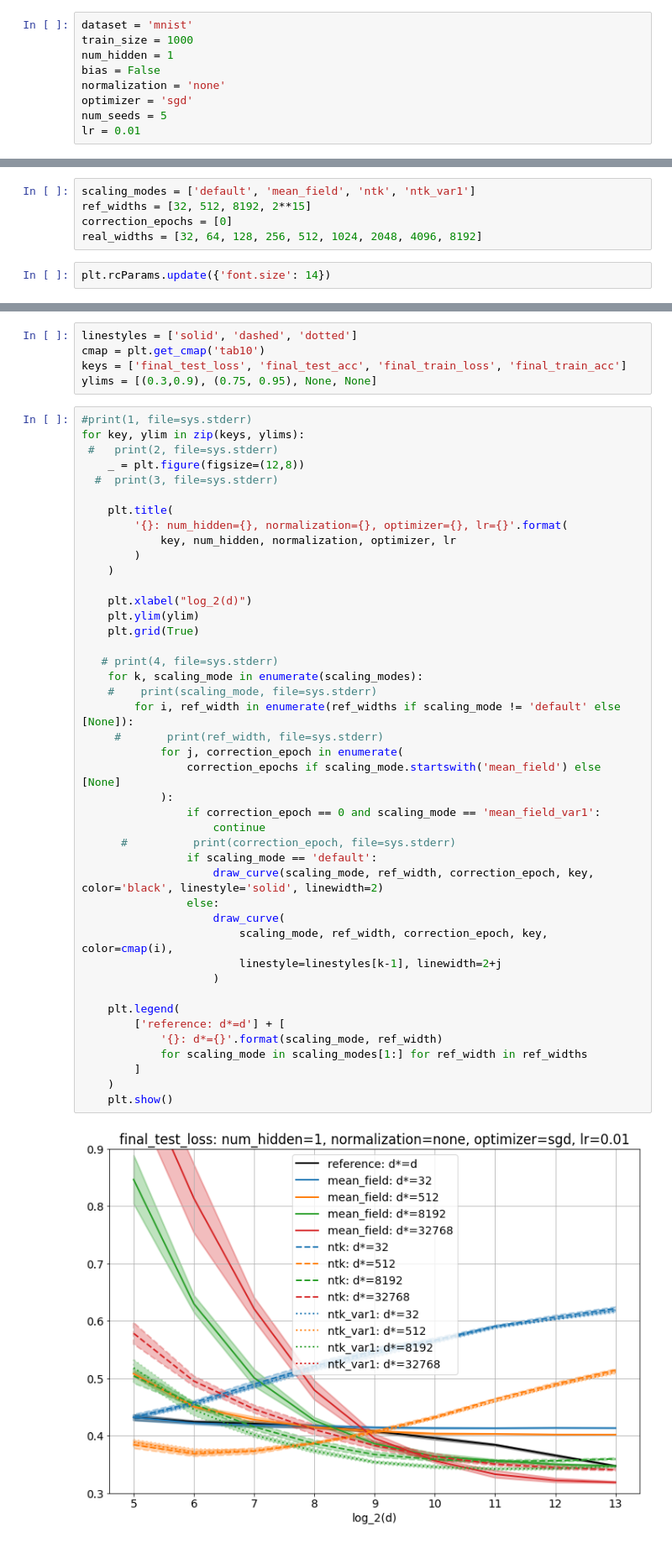
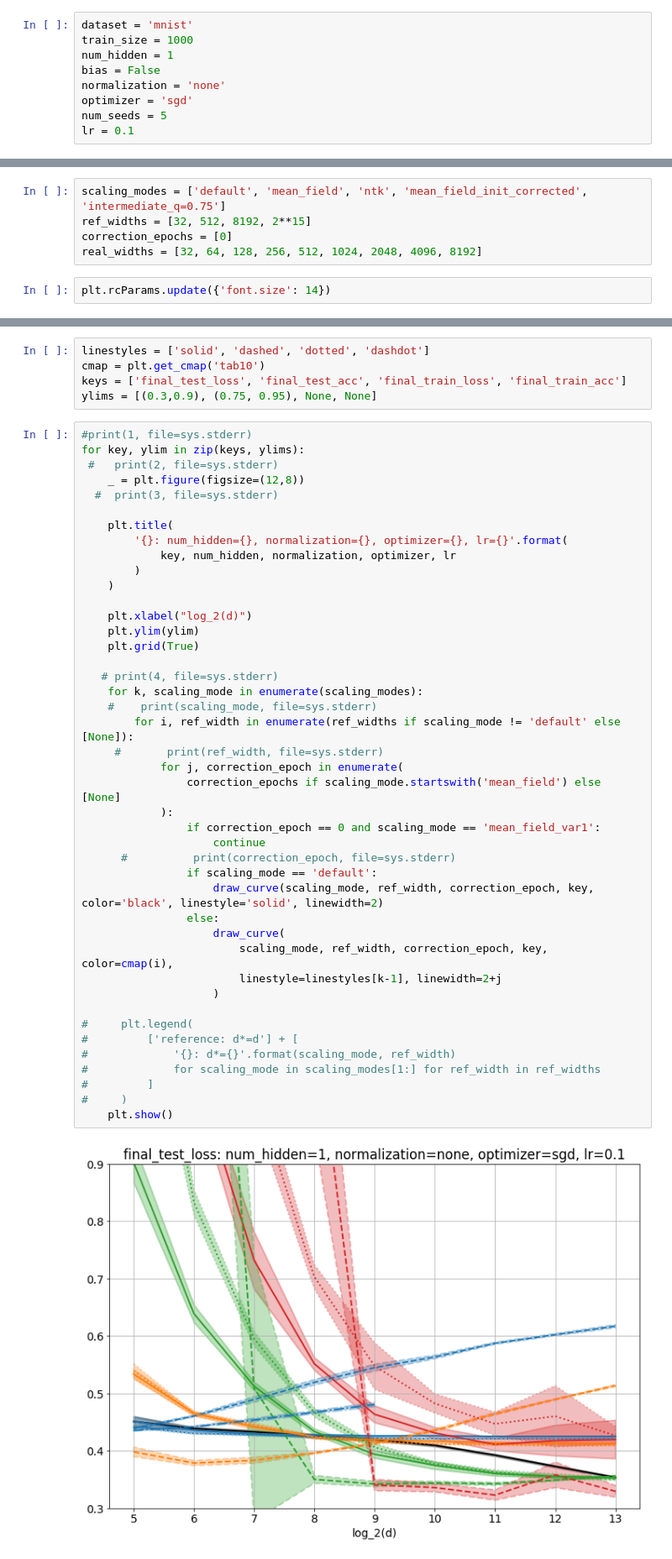
Before and after one commit to deeppavlov/infinite-width_nets, a Jupyter notebook: fcnet_mnist_plots.ipynb, the cells around one changed output, grey strips where cells are left out. Shown: that part at 84% size. Cells and saved outputs as stored; diff of their text form.

```diff
--- a/fcnet_mnist_plots.ipynb
+++ b/fcnet_mnist_plots.ipynb
@@ -17,7 +17,7 @@ bias = False
 normalization = 'none'
 optimizer = 'sgd'
 num_seeds = 5
-lr = 0.01
+lr = 0.1
 # %%
 log_dir = os.path.join(
     'results', 'ref_width_dependence', '{}_{}'.format(dataset, train_size),
@@ -32,7 +32,7 @@ if os.path.exists(results_all_path):
     with open(results_all_path, 'rb') as f:
         results_all = dict_to_defaultdict(pickle.load(f), results_all)
 # %%
-scaling_modes = ['default', 'mean_field', 'ntk', 'ntk_var1']
+scaling_modes = ['default', 'mean_field', 'ntk', 'mean_field_init_corrected', 'intermediate_q=0.75']
 ref_widths = [32, 512, 8192, 2**15]
 correction_epochs = [0]
 real_widths = [32, 64, 128, 256, 512, 1024, 2048, 4096, 8192]
@@ -51,7 +51,7 @@ def draw_curve(scaling_mode, ref_width, correction_epoch, key, **kwargs):
         alpha=0.3, **kwargs
     )
 # %%
-linestyles = ['solid', 'dashed', 'dotted']
+linestyles = ['solid', 'dashed', 'dotted', 'dashdot']
 cmap = plt.get_cmap('tab10')
 keys = ['final_test_loss', 'final_test_acc', 'final_train_loss', 'final_train_acc']
 ylims = [(0.3,0.9), (0.75, 0.95), None, None]
@@ -66,37 +66,37 @@ for key, ylim in zip(keys, ylims):
         '{}: num_hidden={}, normalization={}, optimizer={}, lr={}'.format(
             key, num_hidden, normalization, optimizer, lr
         )
     )
 
     plt.xlabel("log_2(d)")
     plt.ylim(ylim)
     plt.grid(True)
 
    # print(4, file=sys.stderr)
     for k, scaling_mode in enumerate(scaling_modes):
     #    print(scaling_mode, file=sys.stderr)
         for i, ref_width in enumerate(ref_widths if scaling_mode != 'default' else [None]):
      #       print(ref_width, file=sys.stderr)
             for j, correction_epoch in enumerate(
                 correction_epochs if scaling_mode.startswith('mean_field') else [None]
             ):
                 if correction_epoch == 0 and scaling_mode == 'mean_field_var1':
                     continue
       #          print(correction_epoch, file=sys.stderr)
                 if scaling_mode == 'default':
                     draw_curve(scaling_mode, ref_width, correction_epoch, key, color='black', linestyle='solid', linewidth=2)
                 else:
                     draw_curve(
                         scaling_mode, ref_width, correction_epoch, key, color=cmap(i),
                         linestyle=linestyles[k-1], linewidth=2+j
                     )
 
-    plt.legend(
-        ['reference: d*=d'] + [
-            '{}: d*={}'.format(scaling_mode, ref_width)
-            for scaling_mode in scaling_modes[1:] for ref_width in ref_widths
-        ]
-    )
+#     plt.legend(
+#         ['reference: d*=d'] + [
+#             '{}: d*={}'.format(scaling_mode, ref_width)
+#             for scaling_mode in scaling_modes[1:] for ref_width in ref_widths
+#         ]
+#     )
     plt.show()
 # %% [output]
-[figure, old version]
+[figure, new version]
```
Also changed, not shown: parts of 2 cells of this notebook, 5 other files.
